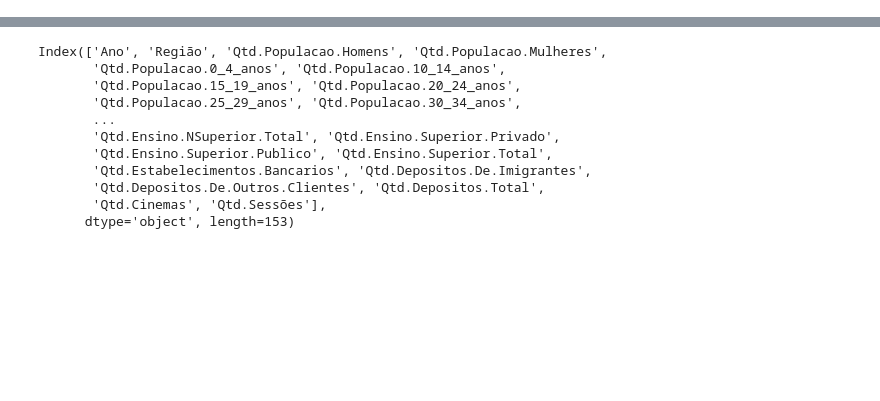
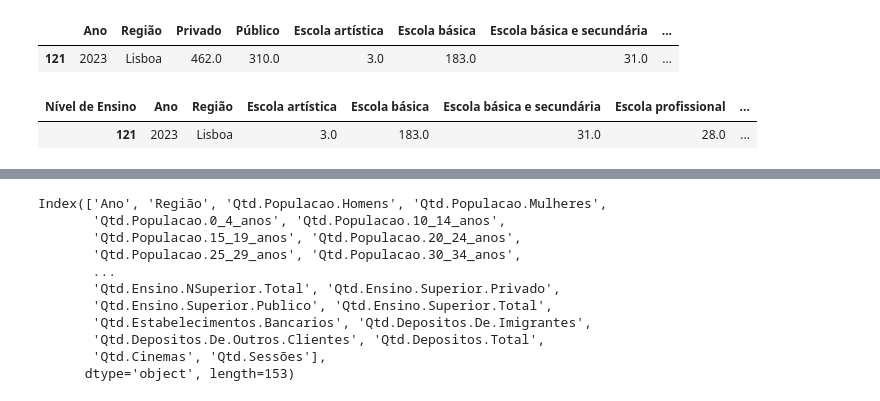
Before and after one commit to johnosd/MPAlugueisLisboa, a Jupyter notebook: src/PordataPt/PorData_Process.ipynb, the cells around one changed output, grey strips where cells are left out. Cells and saved outputs as stored; diff of their text form; code cells hidden in the pictures; blank space fills up the shorter version.

```diff
--- a/src/PordataPt/PorData_Process.ipynb
+++ b/src/PordataPt/PorData_Process.ipynb
@@ -1099,6 +1101,16 @@ adiciona_df_tratado("Saude","farmacias" , df_saude_farmacias)
 df_edu_ensino_n_superior =  find_df_by_name(dataframes, '379-estabelecimentos-de-ensino-nao-superior-por-0')
 df_edu_escola_final = trata_ensino_n_superior(df_edu_ensino_n_superior)
 adiciona_df_tratado("Educacao","estabelecimentos-de-ensino-nao-superior-por-0" , df_edu_escola_final)
+# %%
+df_edu_escola_final[df_edu_escola_final['Região']=='Lisboa']
+# %% [output]
+|  | Ano | Região | Privado | Público | Escola artística | Escola básica | Escola básica e secundária | ... |
+| 121 | 2023 | Lisboa | 462.0 | 310.0 | 3.0 | 183.0 | 31.0 | ... |
+# %%
+df_edu_escola_nivel[df_edu_escola_nivel['Região']=='Lisboa']
+# %% [output]
+| Nível de Ensino | Ano | Região | Escola artística | Escola básica | Escola básica e secundária | Escola profissional | ... |
+| 121 | 2023 | Lisboa | 3.0 | 183.0 | 31.0 | 28.0 | ... |
 # %%
 df_edu_ensino_superior =  find_df_by_name(dataframes, '375-estabelecimentos-de-ensino-superior-por-subsistema')
 df_edu_ensino_superior = trata_ensino_superior(df_edu_ensino_superior)
```
Also changed, not shown: parts of 10 cells of this notebook, 1 other file.
